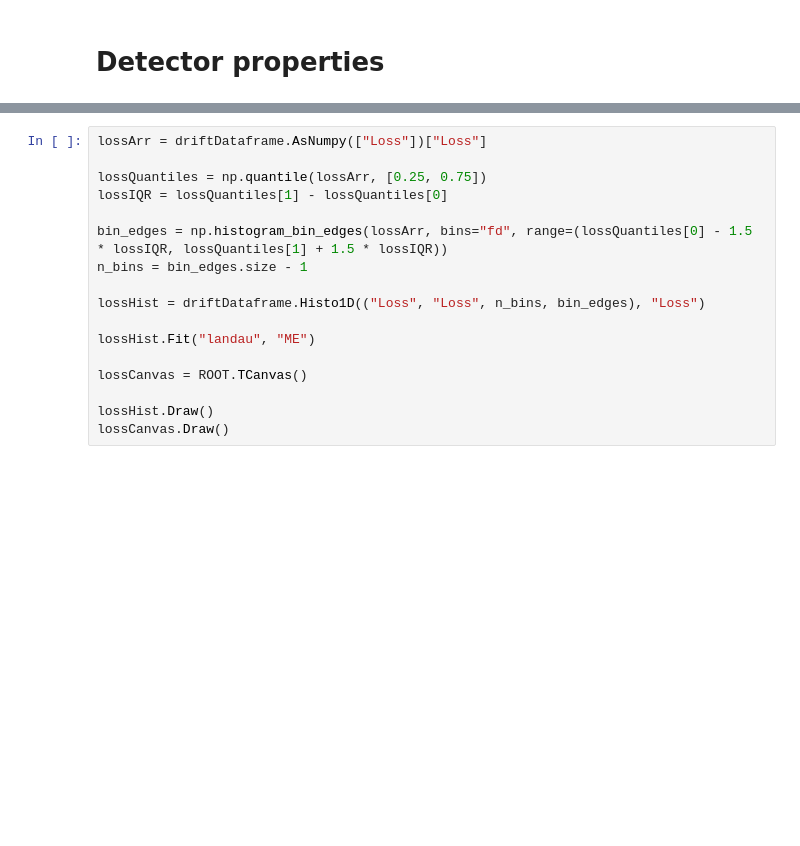
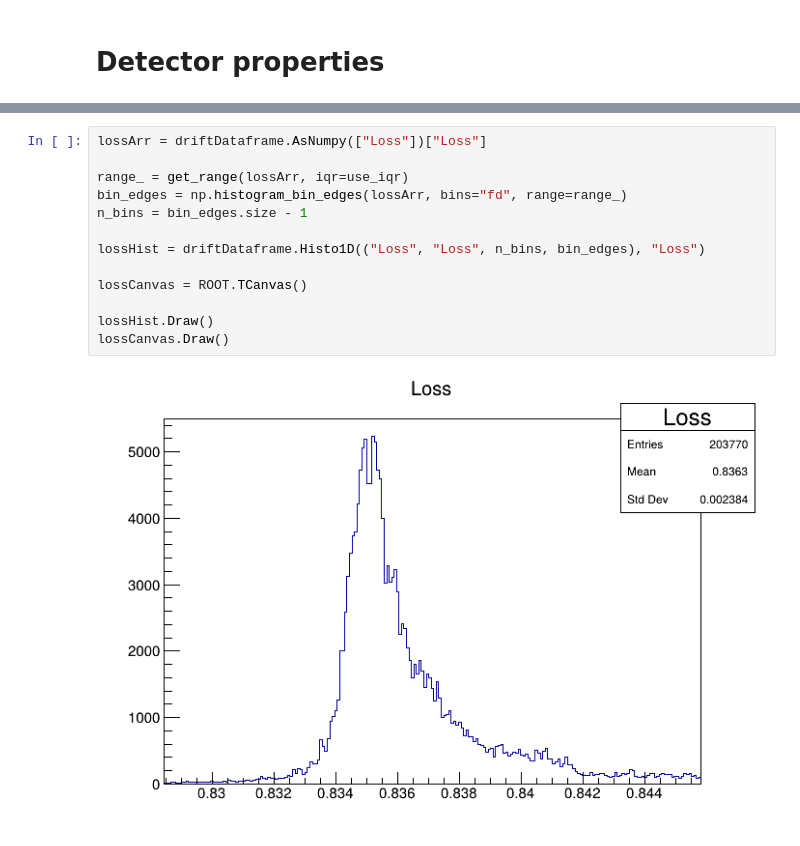
Before and after one commit to gabrielribcesario/MultiwireProportionalChamber, a Jupyter notebook: Python/SimulationAnalysis.ipynb, the cells around one changed output, grey strips where cells are left out. Cells and saved outputs as stored; diff of their text form; blank space fills up the shorter version.

```diff
--- a/Python/SimulationAnalysis.ipynb
+++ b/Python/SimulationAnalysis.ipynb
@@ -74,20 +99,18 @@ gainCanvas.Draw()
 # %%
 lossArr = driftDataframe.AsNumpy(["Loss"])["Loss"]
 
-lossQuantiles = np.quantile(lossArr, [0.25, 0.75])
-lossIQR = lossQuantiles[1] - lossQuantiles[0]
-
-bin_edges = np.histogram_bin_edges(lossArr, bins="fd", range=(lossQuantiles[0] - 1.5 * lossIQR, lossQuantiles[1] + 1.5 * lossIQR))
+range_ = get_range(lossArr, iqr=use_iqr)
+bin_edges = np.histogram_bin_edges(lossArr, bins="fd", range=range_)
 n_bins = bin_edges.size - 1
 
 lossHist = driftDataframe.Histo1D(("Loss", "Loss", n_bins, bin_edges), "Loss")
-
-lossHist.Fit("landau", "ME")
 
 lossCanvas = ROOT.TCanvas()
 
 lossHist.Draw()
 lossCanvas.Draw()
+# %% [output]
+[figure, added]
 # %%
 eleArr = driftDataframe.AsNumpy(["SizeElectrons"])["SizeElectrons"]
 
```
Also changed, not shown: parts of 15 cells of this notebook, 21 other files.
